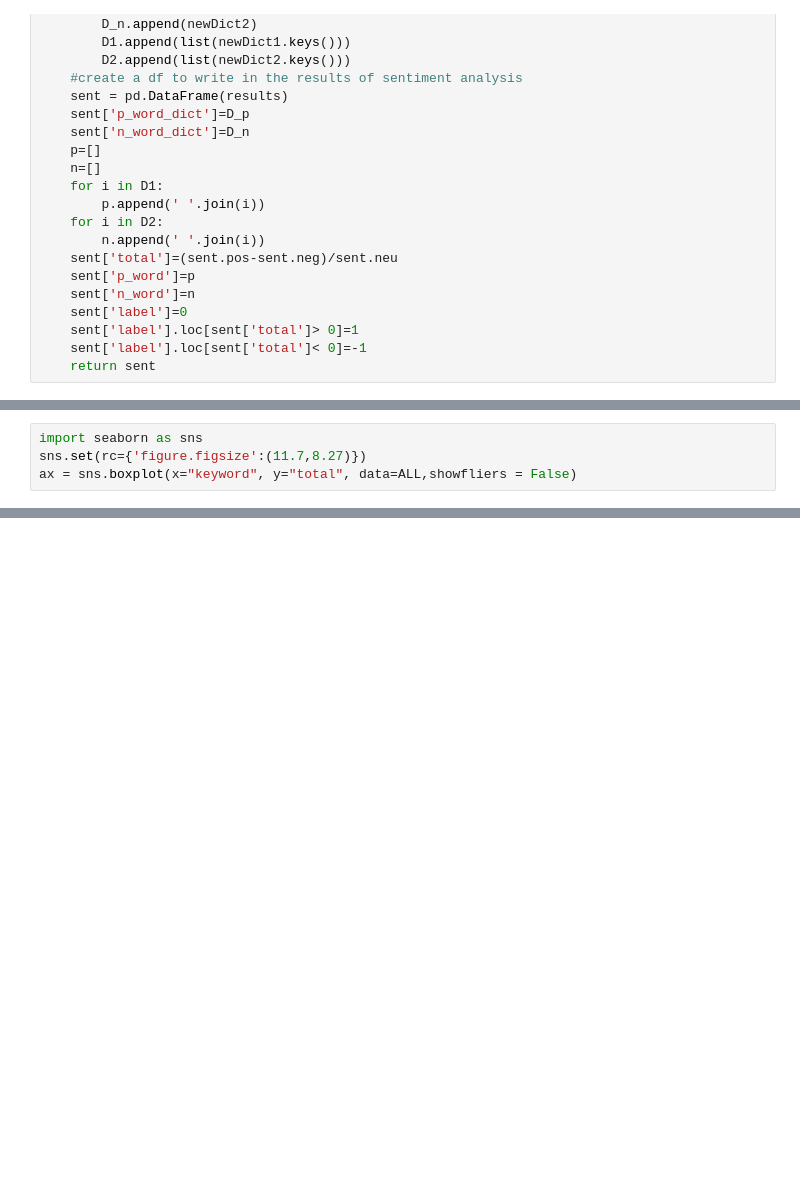
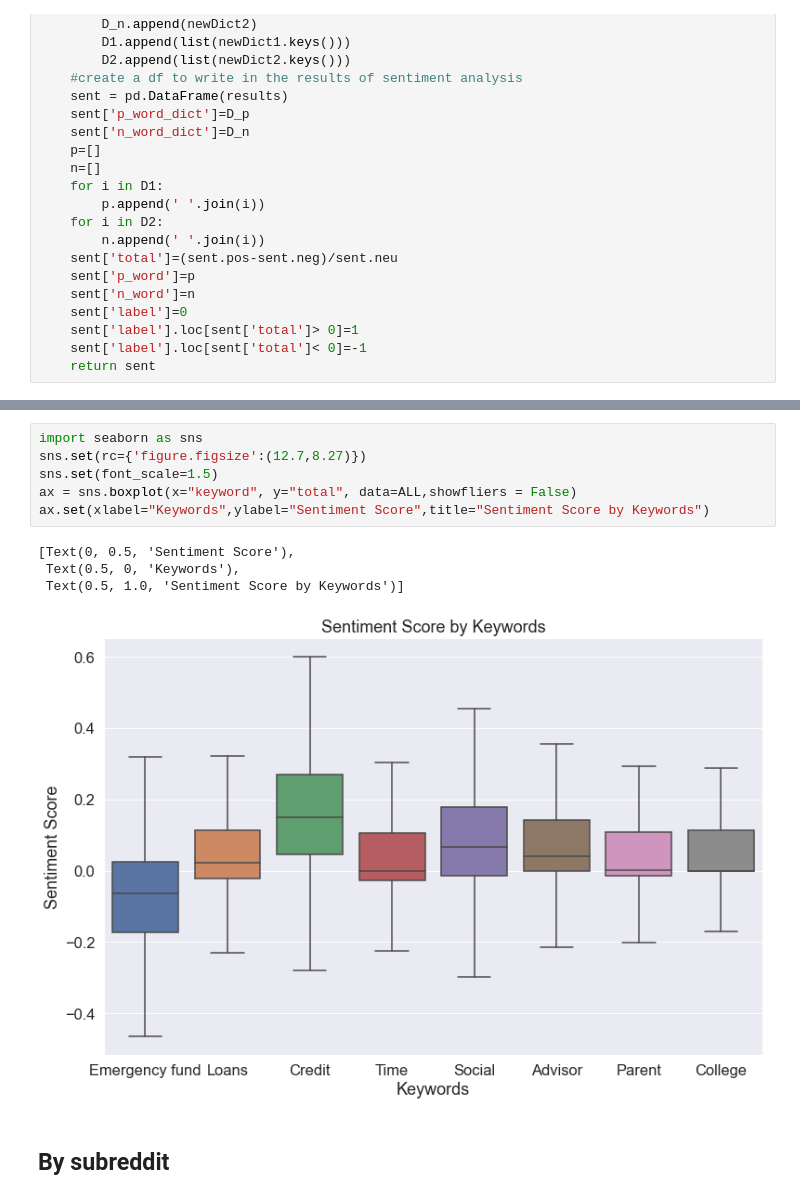
Before and after one commit to RyeInternational/Onomy, a Jupyter notebook: Reddit_dataset/Multiple_Emotion.ipynb, the cells around one changed output, grey strips where cells are left out. Saved outputs shown, nothing was run; the diff lists cells and outputs as text; blank space fills up the shorter version.

```diff
--- a/Reddit_dataset/Multiple_Emotion.ipynb
+++ b/Reddit_dataset/Multiple_Emotion.ipynb
@@ -327,4 +274,0 @@ Name: total, dtype: float64
-# %%
-import seaborn as sns
-sns.set(rc={'figure.figsize':(11.7,8.27)})
-ax = sns.boxplot(x="keyword", y="total", data=ALL,showfliers = False)
@@ -332,0 +332,13 @@ ax = sns.boxplot(x="keyword", y="total", data=ALL,showfliers = False)
+# %%
+import seaborn as sns
+sns.set(rc={'figure.figsize':(12.7,8.27)})
+sns.set(font_scale=1.5)
+ax = sns.boxplot(x="keyword", y="total", data=ALL,showfliers = False)
+ax.set(xlabel="Keywords",ylabel="Sentiment Score",title="Sentiment Score by Keywords")
+# %% [output]
+[Text(0, 0.5, 'Sentiment Score'),
+ Text(0.5, 0, 'Keywords'),
+ Text(0.5, 1.0, 'Sentiment Score by Keywords')]
+[figure, added]
+# %% [markdown]
+## By subreddit
```
Also changed, not shown: parts of 19 cells of this notebook, 6 other files.
